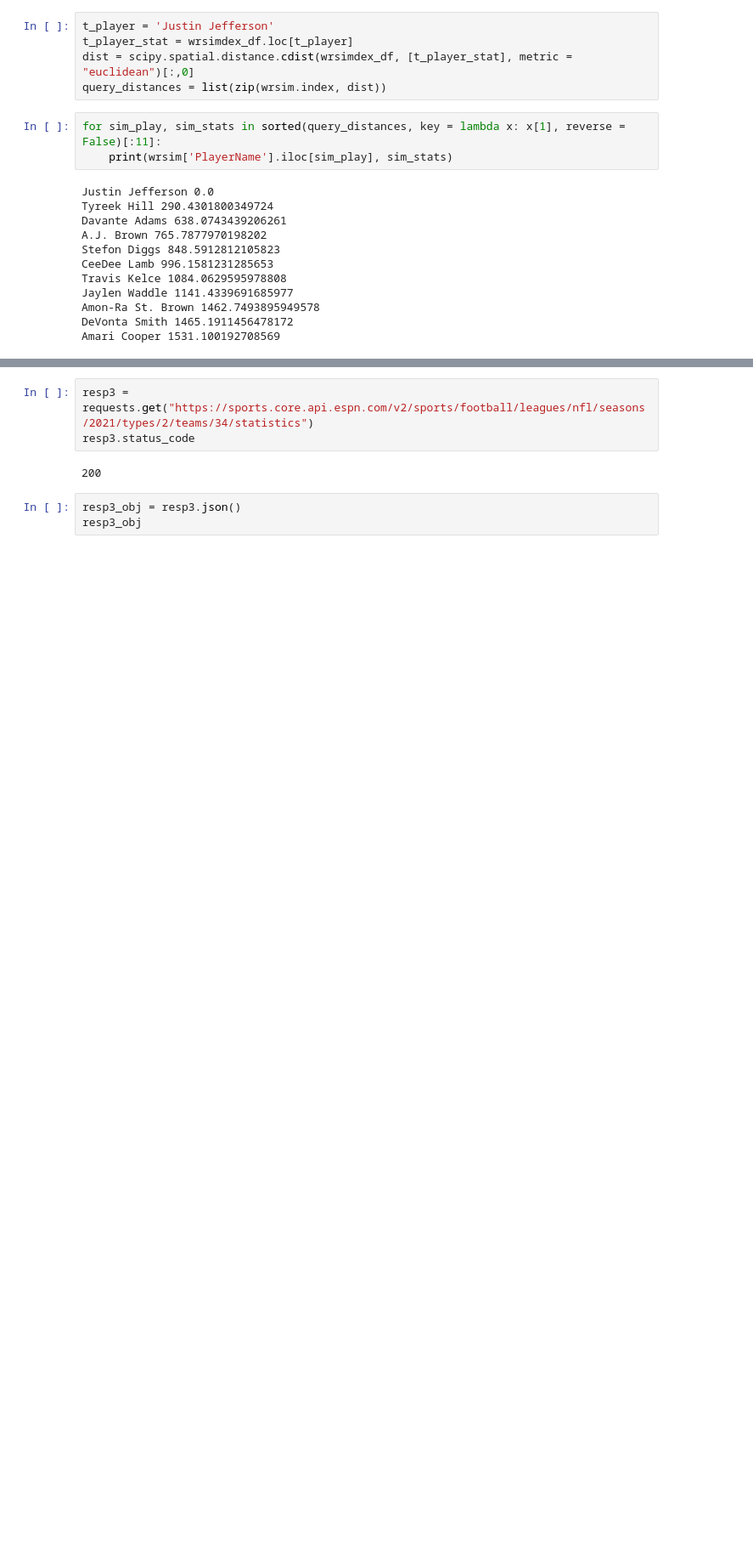
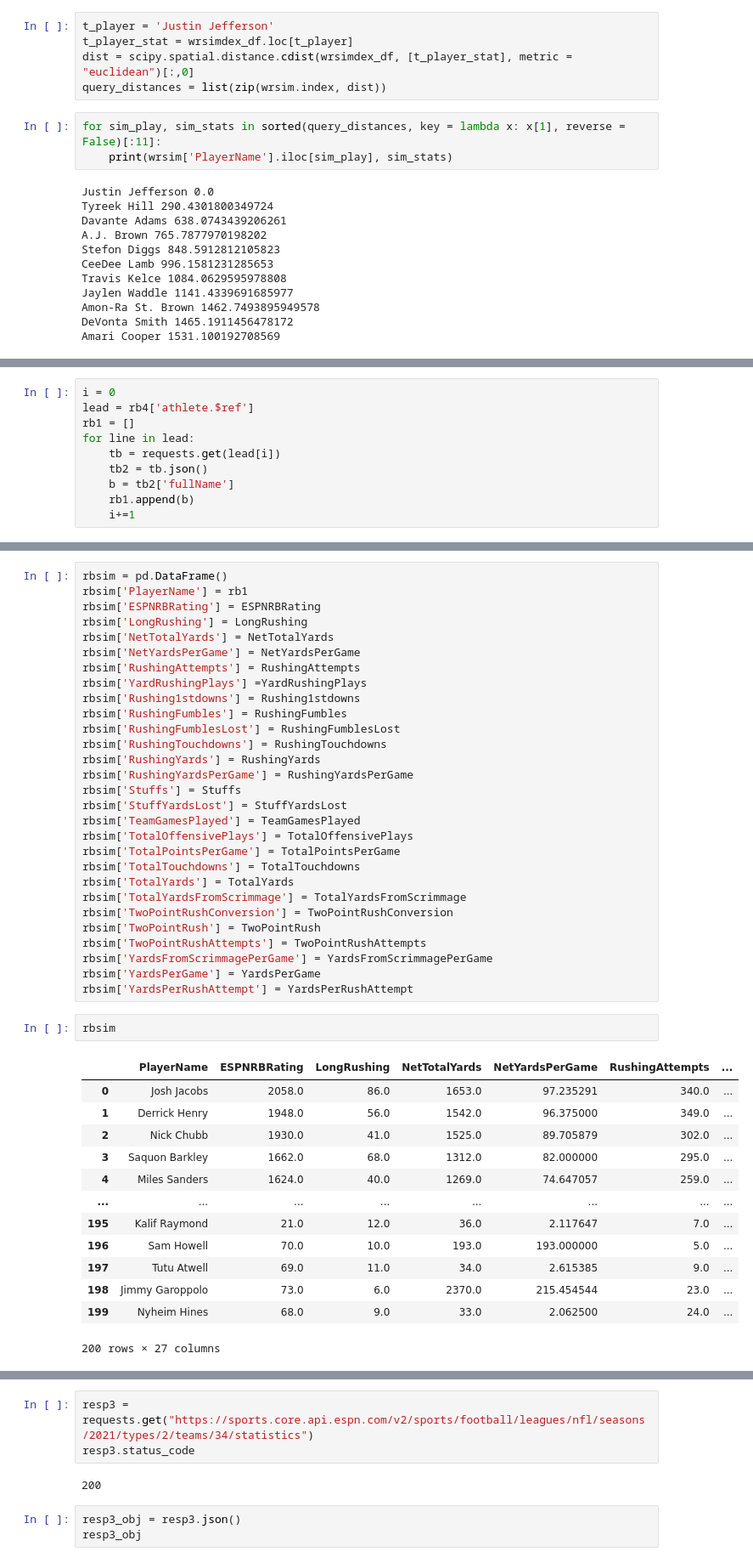
Before and after one commit to ColeDM-2020/INST414-Project, a Jupyter notebook: NFL_API_DATABASE.ipynb, the cells around one changed output, grey strips where cells are left out. Shown at 85% size. Saved outputs shown, nothing was run; the diff lists cells and outputs as text; blank space fills up the shorter version.

```diff
--- a/NFL_API_DATABASE.ipynb
+++ b/NFL_API_DATABASE.ipynb
@@ -769,0 +787,10 @@ wrsim.to_csv('WRSimilarity.csv')
+# %%
+i = 0
+lead = rb4['athlete.$ref']
+rb1 = []
+for line in lead:
+    tb = requests.get(lead[i])
+    tb2 = tb.json()
+    b = tb2['fullName']
+    rb1.append(b)
+    i+=1
@@ -769,0 +858,45 @@ wrsim.to_csv('WRSimilarity.csv')
+# %%
+rbsim = pd.DataFrame()
+rbsim['PlayerName'] = rb1
+rbsim['ESPNRBRating'] = ESPNRBRating
+rbsim['LongRushing'] = LongRushing
+rbsim['NetTotalYards'] = NetTotalYards
+rbsim['NetYardsPerGame'] = NetYardsPerGame
+rbsim['RushingAttempts'] = RushingAttempts
+rbsim['YardRushingPlays'] =YardRushingPlays
+rbsim['Rushing1stdowns'] = Rushing1stdowns
+rbsim['RushingFumbles'] = RushingFumbles
+rbsim['RushingFumblesLost'] = RushingFumblesLost
+rbsim['RushingTouchdowns'] = RushingTouchdowns
+rbsim['RushingYards'] = RushingYards
+rbsim['RushingYardsPerGame'] = RushingYardsPerGame
+rbsim['Stuffs'] = Stuffs
+rbsim['StuffYardsLost'] = StuffYardsLost
+rbsim['TeamGamesPlayed'] = TeamGamesPlayed
+rbsim['TotalOffensivePlays'] = TotalOffensivePlays
+rbsim['TotalPointsPerGame'] = TotalPointsPerGame
+rbsim['TotalTouchdowns'] = TotalTouchdowns
+rbsim['TotalYards'] = TotalYards
+rbsim['TotalYardsFromScrimmage'] = TotalYardsFromScrimmage
+rbsim['TwoPointRushConversion'] = TwoPointRushConversion
+rbsim['TwoPointRush'] = TwoPointRush
+rbsim['TwoPointRushAttempts'] = TwoPointRushAttempts
+rbsim['YardsFromScrimmagePerGame'] = YardsFromScrimmagePerGame
+rbsim['YardsPerGame'] = YardsPerGame
+rbsim['YardsPerRushAttempt'] = YardsPerRushAttempt
+# %%
+rbsim
+# %% [output]
+|  | PlayerName | ESPNRBRating | LongRushing | NetTotalYards | NetYardsPerGame | RushingAttempts | ... |
+| 0 | Josh Jacobs | 2058.0 | 86.0 | 1653.0 | 97.235291 | 340.0 | ... |
+| 1 | Derrick Henry | 1948.0 | 56.0 | 1542.0 | 96.375000 | 349.0 | ... |
+| 2 | Nick Chubb | 1930.0 | 41.0 | 1525.0 | 89.705879 | 302.0 | ... |
+| 3 | Saquon Barkley | 1662.0 | 68.0 | 1312.0 | 82.000000 | 295.0 | ... |
+| 4 | Miles Sanders | 1624.0 | 40.0 | 1269.0 | 74.647057 | 259.0 | ... |
+| ... | ... | ... | ... | ... | ... | ... | ... |
+| 195 | Kalif Raymond | 21.0 | 12.0 | 36.0 | 2.117647 | 7.0 | ... |
+| 196 | Sam Howell | 70.0 | 10.0 | 193.0 | 193.000000 | 5.0 | ... |
+| 197 | Tutu Atwell | 69.0 | 11.0 | 34.0 | 2.615385 | 9.0 | ... |
+| 198 | Jimmy Garoppolo | 73.0 | 6.0 | 2370.0 | 215.454544 | 23.0 | ... |
+| 199 | Nyheim Hines | 68.0 | 9.0 | 33.0 | 2.062500 | 24.0 | ... |
+200 rows × 27 columns
```
Also changed, not shown: parts of 7 cells of this notebook, 1 other file.
